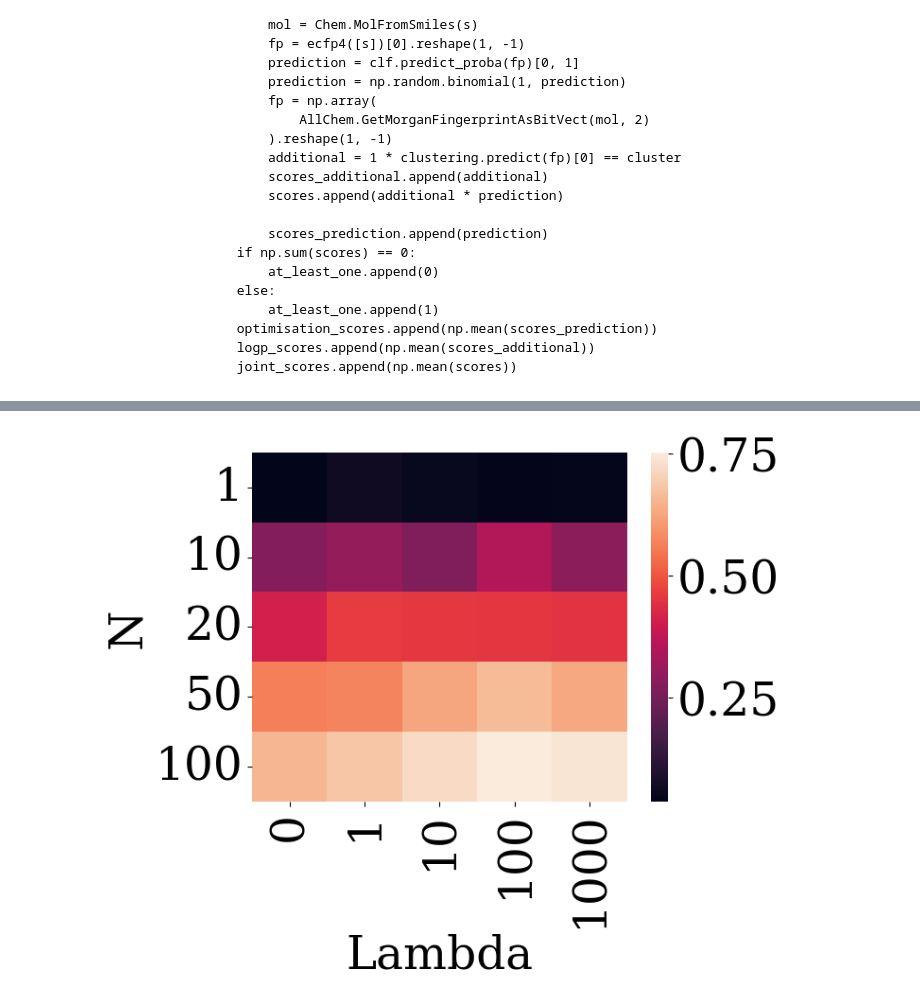
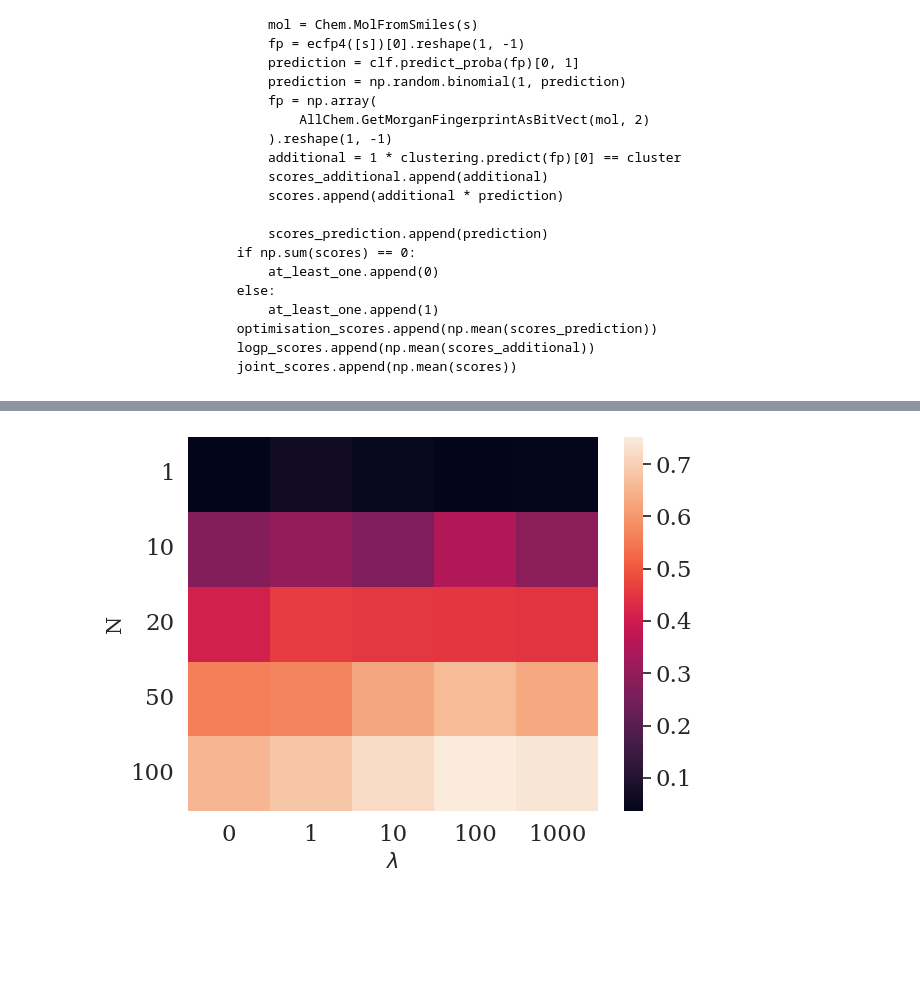
Before and after one commit to maxime-langevin/diverse_molecule_generation, a Jupyter notebook: drd2.ipynb, the cells around one changed output, grey strips where cells are left out. Cells and saved outputs as stored; diff of their text form; code cells hidden in the pictures; blank space fills up the shorter version.

```diff
--- a/drd2.ipynb
+++ b/drd2.ipynb
@@ -1134,7 +1172,13 @@ pivoted = (
     .reset_index()
     .pivot(index="N", columns="Lambda", values="At least one")
 )
-sns.heatmap(pivoted)
-plt.savefig("graphs/DRD2_TPSA.pdf", dpi=300, bbox_inches="tight")
-# %% [output]
-[figure, removed]
+# %%
+ax = sns.heatmap(pivoted)
+#plt.title('Probability of having at least one ', fontsize = 20) # title with fontsize 20
+plt.xlabel("$\lambda$", fontsize = 15) # x-axis label with fontsize 15
+plt.ylabel('N', fontsize = 15) # y-axis label with fontsize 15
+plt.yticks(rotation=360)
+plt.tight_layout()
+plt.savefig("graphs/DRD2_TPSA.pdf", dpi=300, bbox_inches="tight")
+# %% [output]
+[figure, added]
```
Also changed, not shown: parts of 19 cells of this notebook, 5 other files.
